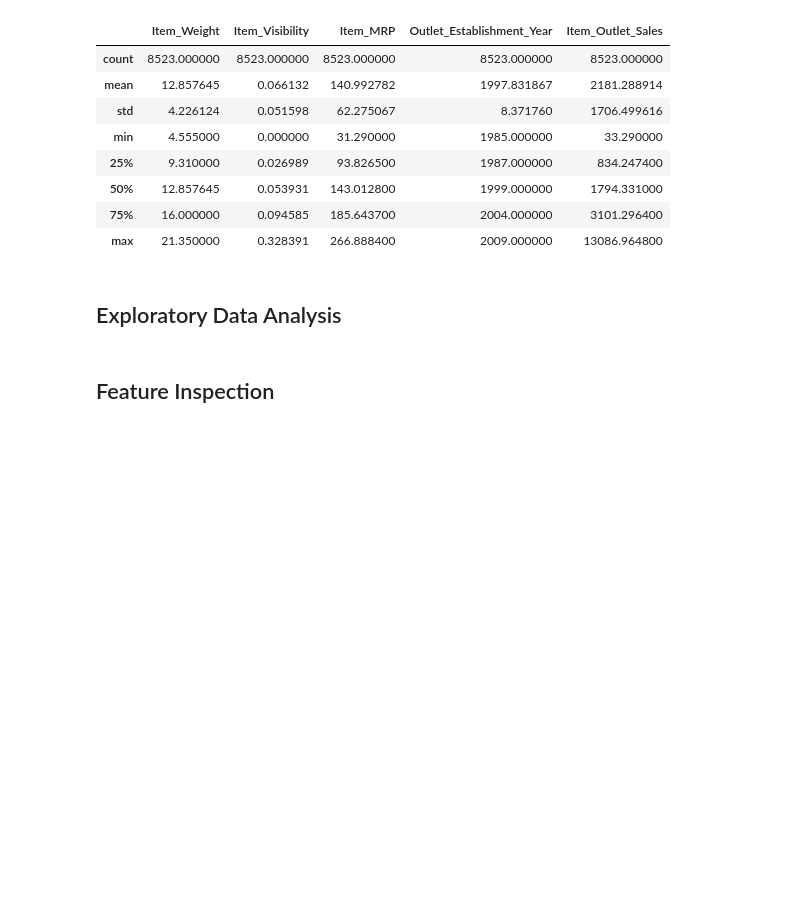
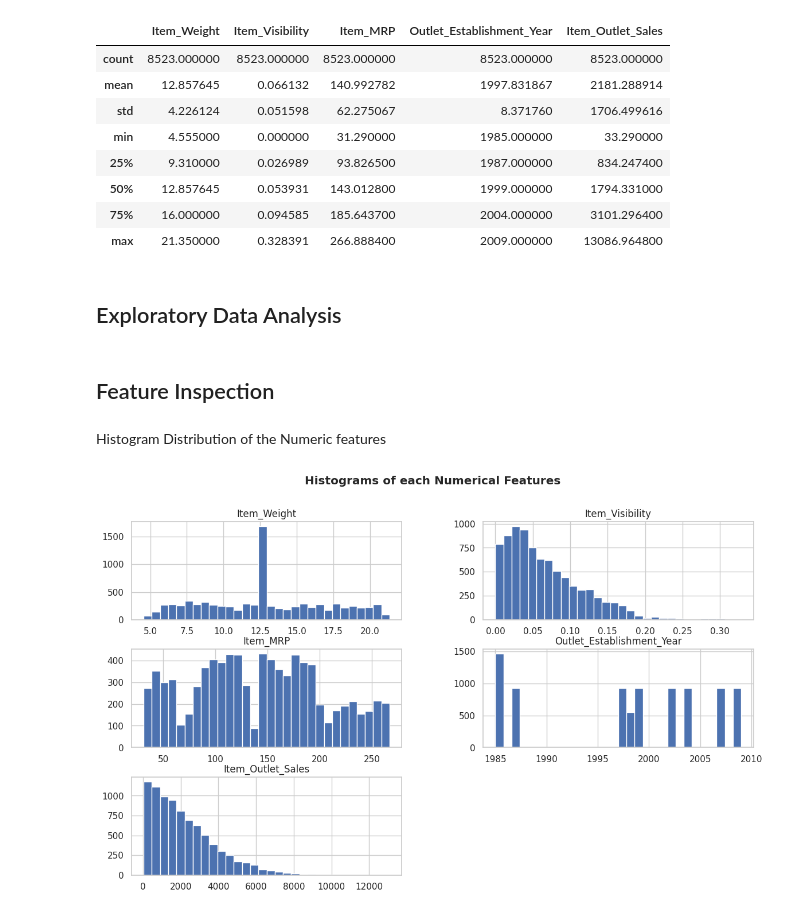
Before and after one commit to ayaaqais/Prediction-of-product-sales-, a Jupyter notebook: prediction_of_product_sale.ipynb, the cells around one changed output. Saved outputs shown, nothing was run; the diff lists cells and outputs as text; code cells hidden in the pictures; blank space fills up the shorter version.

```diff
--- a/prediction_of_product_sale.ipynb
+++ b/prediction_of_product_sale.ipynb
@@ -150,3 +150,26 @@ df.describe()
 ## Exploratory Data Analysis
 # %% [markdown]
 ## Feature Inspection
+# %%
+import matplotlib.pyplot as plt
+import seaborn as sns
+
+# Style
+sns.set_theme(style="whitegrid")
+# %% [markdown]
+
+
+Histogram Distribution of the Numeric features
+# %%
+#array of columns we whant to use
+# i put it in a variable so i can use it easily many times
+
+numerical_cols = ["Item_Weight", "Item_Visibility", "Item_MRP", "Outlet_Establishment_Year", "Item_Outlet_Sales"]
+
+df[numerical_cols].hist(bins=30, figsize=(14, 8))
+plt.suptitle("Histograms of each Numerical Features", fontweight="bold")
+
+
+plt.show()
+# %% [output]
+[figure, added]
```
Also changed, not shown: parts of 6 cells of this notebook.
